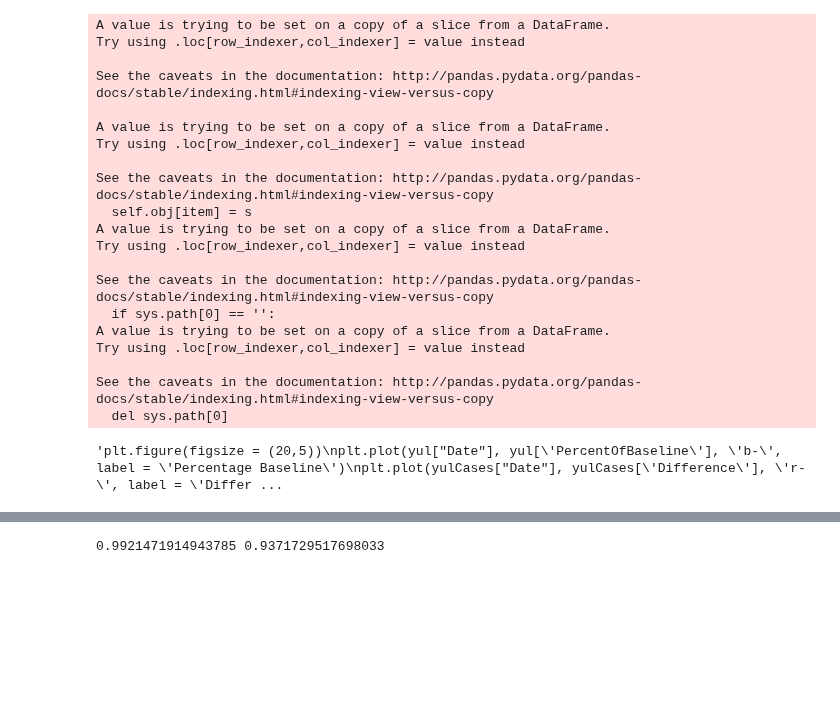
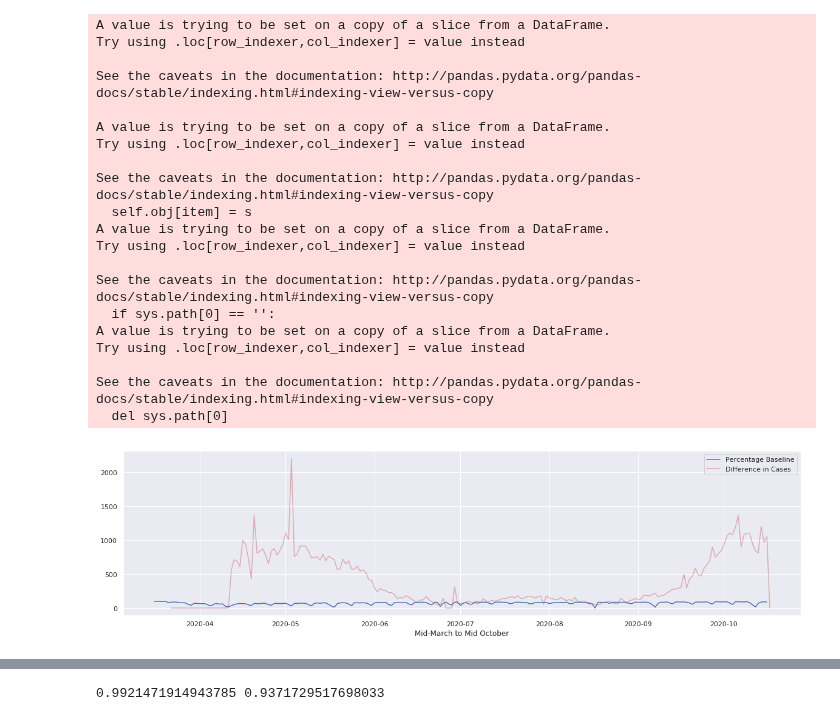
Before and after one commit to clement-ip/covid-airport-travel, a Jupyter notebook: analyzeYUL.ipynb, the cells around one changed output, grey strips where cells are left out. Saved outputs shown, nothing was run; the diff lists cells and outputs as text; code cells hidden in the pictures; blank space fills up the shorter version.

```diff
--- a/analyzeYUL.ipynb
+++ b/analyzeYUL.ipynb
@@ -63,16 +63,15 @@ yulCases["Date"] = pd.to_datetime(yulCases["Date"])
 
 yulCases.loc[0, "Difference"] = 0
 # %%
-# Well thats a funky looking plot.
-"""plt.figure(figsize = (20,5))
+plt.figure(figsize = (20,5))
 plt.plot(yul["Date"], yul['PercentOfBaseline'], 'b-', label = 'Percentage Baseline')
 plt.plot(yulCases["Date"], yulCases['Difference'], 'r-', label = 'Difference in Cases', alpha = 0.4)
 #plt.plot(yulCases["Date"], yulCases['Confirmed'], 'm-', label = 'Difference in Cases', alpha = 0.4)
 plt.xlabel("Mid-March to Mid October")
 plt.legend()
-plt.show()"""
+plt.savefig('graphs/YUL.svg')
 # %% [output]
-'plt.figure(figsize = (20,5))\nplt.plot(yul["Date"], yul[\'PercentOfBaseline\'], \'b-\', label = \'Percentage Baseline\')\nplt.plot(yulCases["Date"], yulCases[\'Difference\'], \'r-\', label = \'Differ ...
+[figure, added]
 # %%
 # baseline seems constant; except for the small dip in March
 # Find factors to attribute to the two curves - small bump in the summer?
```
Also changed, not shown: parts of 7 cells of this notebook, 35 other files.
